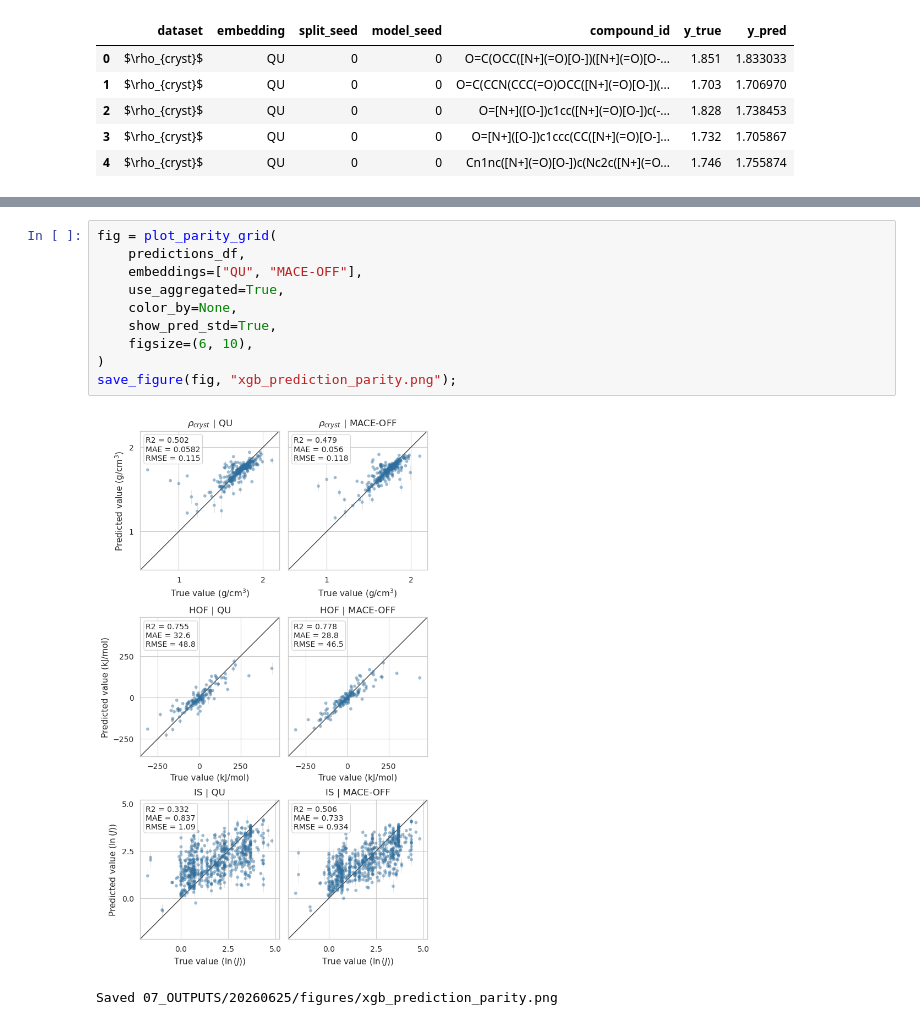
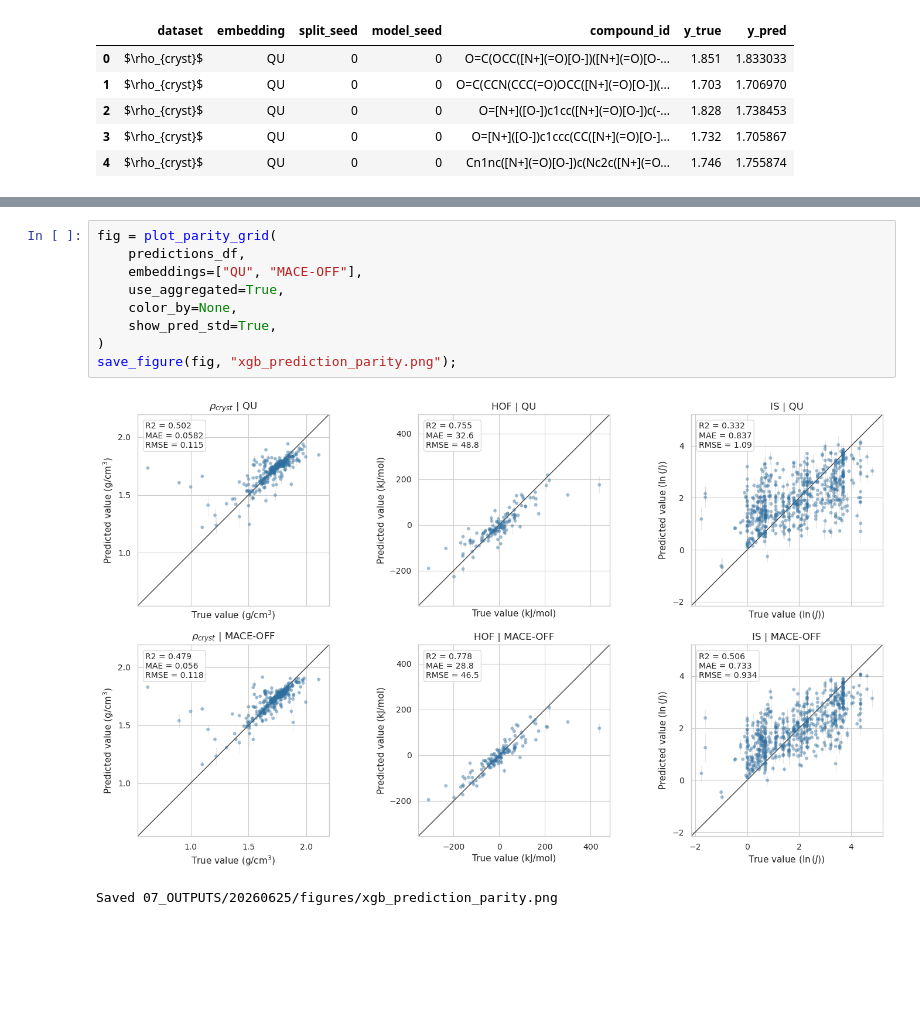
Before and after one commit to CABackman/fm-4-em, a Jupyter notebook: 06_NOTEBOOKS/04_results_processing.ipynb, the cells around one changed output, grey strips where cells are left out. Saved outputs shown, nothing was run; the diff lists cells and outputs as text; blank space fills up the shorter version.

Commit message:
adjsut figure layour

```diff
--- a/06_NOTEBOOKS/04_results_processing.ipynb
+++ b/06_NOTEBOOKS/04_results_processing.ipynb
@@ -636,13 +636,12 @@ Saved 07_OUTPUTS/20260625/figures/xgb_prediction_residuals.png
 # %%
 fig = plot_parity_grid(
     predictions_df,
     embeddings=["QU", "MACE-OFF"],
     use_aggregated=True,
     color_by=None,
     show_pred_std=True,
-    figsize=(6, 10),
 )
 save_figure(fig, "xgb_prediction_parity.png");
 # %% [output]
-[figure, old version]
+[figure, new version]
 Saved 07_OUTPUTS/20260625/figures/xgb_prediction_parity.png
```
Also changed, not shown: parts of 1 cell of this notebook, 1 other file.
